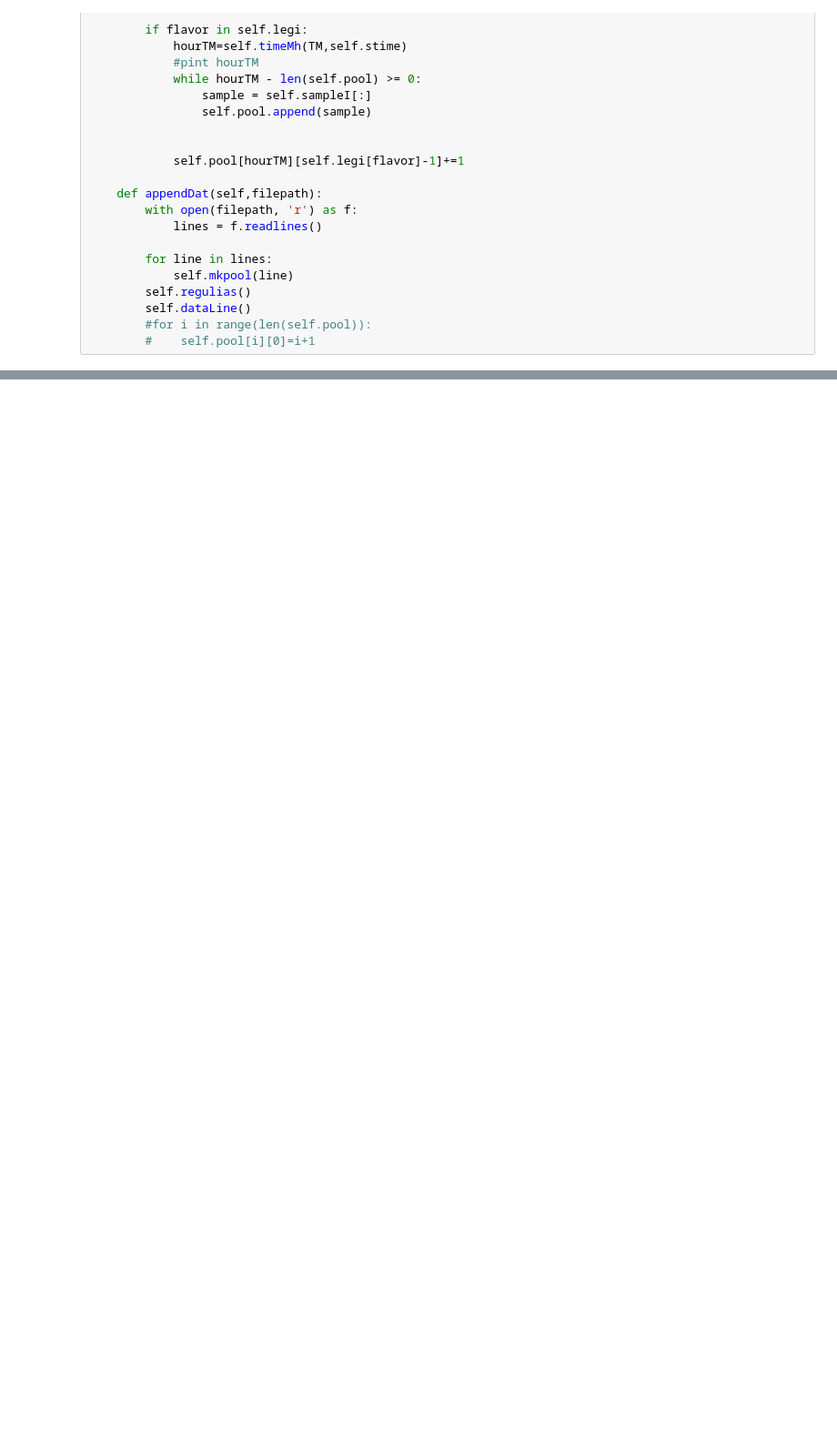
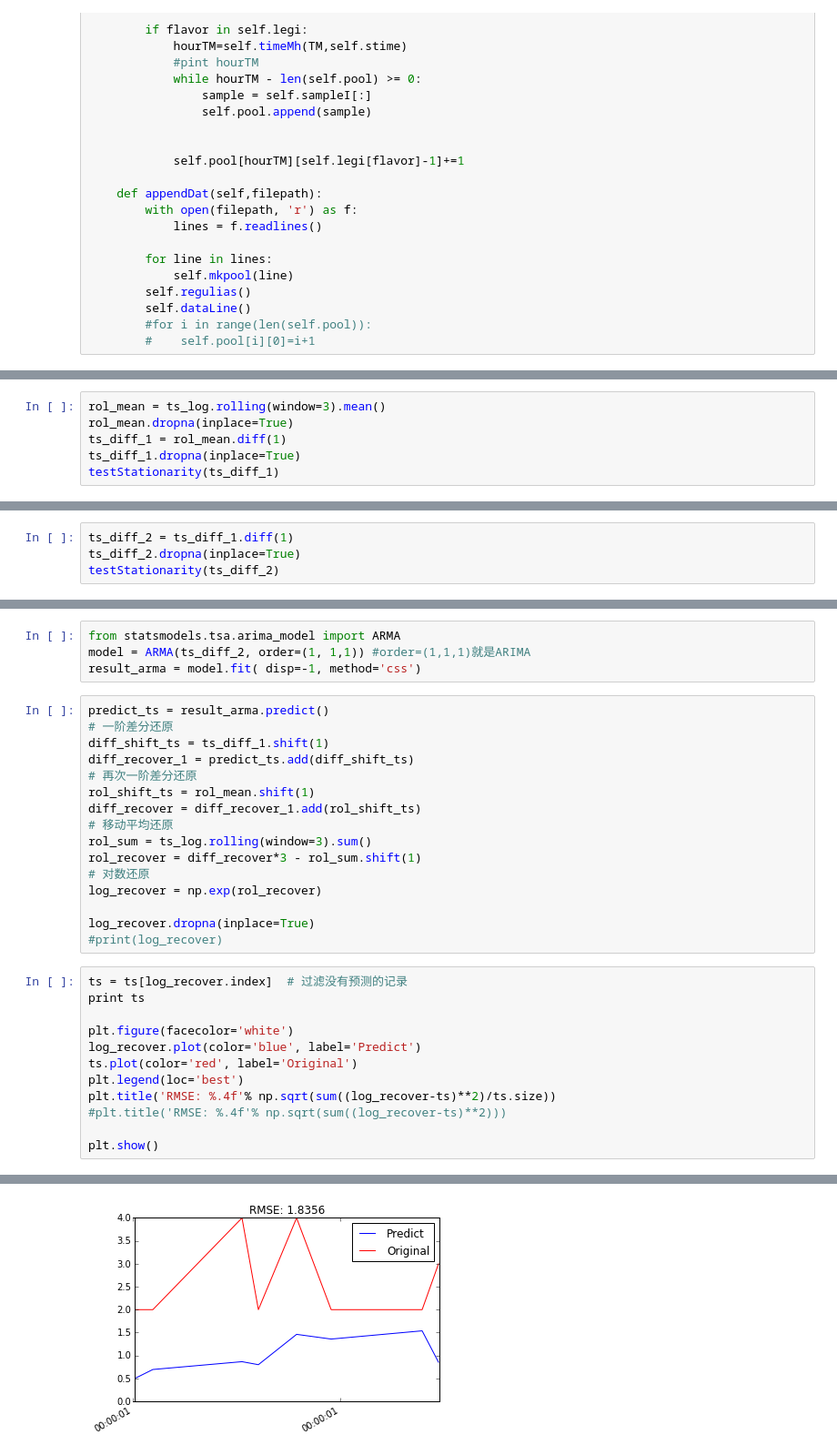
Before and after one commit to Kulukami/HW2018-3, a Jupyter notebook: TEST.ipynb, the cells around one changed output, grey strips where cells are left out. Shown at 91% size. Saved outputs shown, nothing was run; the diff lists cells and outputs as text; blank space fills up the shorter version.

```diff
--- a/TEST.ipynb
+++ b/TEST.ipynb
@@ -383,0 +563,6 @@ if __name__ == "__main__":
+# %%
+rol_mean = ts_log.rolling(window=3).mean()
+rol_mean.dropna(inplace=True)
+ts_diff_1 = rol_mean.diff(1)
+ts_diff_1.dropna(inplace=True)
+testStationarity(ts_diff_1)
@@ -383,0 +578,4 @@ if __name__ == "__main__":
+# %%
+ts_diff_2 = ts_diff_1.diff(1)
+ts_diff_2.dropna(inplace=True)
+testStationarity(ts_diff_2)
@@ -383,0 +591,33 @@ if __name__ == "__main__":
+# %%
+from statsmodels.tsa.arima_model import ARMA
+model = ARMA(ts_diff_2, order=(1, 1,1)) #order=(1,1,1)就是ARIMA
+result_arma = model.fit( disp=-1, method='css')
+# %%
+predict_ts = result_arma.predict()
+# 一阶差分还原
+diff_shift_ts = ts_diff_1.shift(1)
+diff_recover_1 = predict_ts.add(diff_shift_ts)
+# 再次一阶差分还原
+rol_shift_ts = rol_mean.shift(1)
+diff_recover = diff_recover_1.add(rol_shift_ts)
+# 移动平均还原
+rol_sum = ts_log.rolling(window=3).sum()
+rol_recover = diff_recover*3 - rol_sum.shift(1)
+# 对数还原
+log_recover = np.exp(rol_recover)
+
+log_recover.dropna(inplace=True)
+#print(log_recover)
+# %%
+ts = ts[log_recover.index]  # 过滤没有预测的记录
+print ts
+
+plt.figure(facecolor='white')
+log_recover.plot(color='blue', label='Predict')
+ts.plot(color='red', label='Original')
+plt.legend(loc='best')
+plt.title('RMSE: %.4f'% np.sqrt(sum((log_recover-ts)**2)/ts.size))
+#plt.title('RMSE: %.4f'% np.sqrt(sum((log_recover-ts)**2)))
+
+plt.show()
+# %% [output]
@@ -384 +633,2 @@ if __name__ == "__main__":
+[figure, added]
 # %%
```
Also changed, not shown: parts of 13 cells of this notebook, 13 other files.
